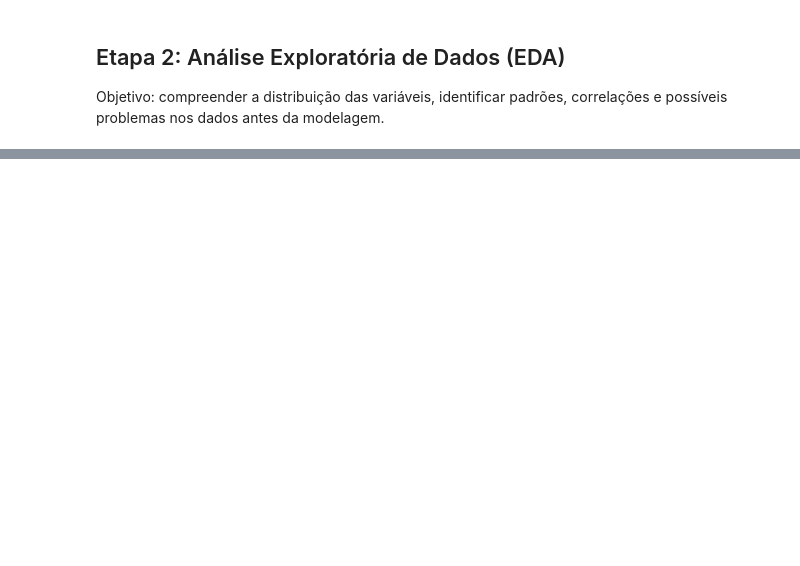
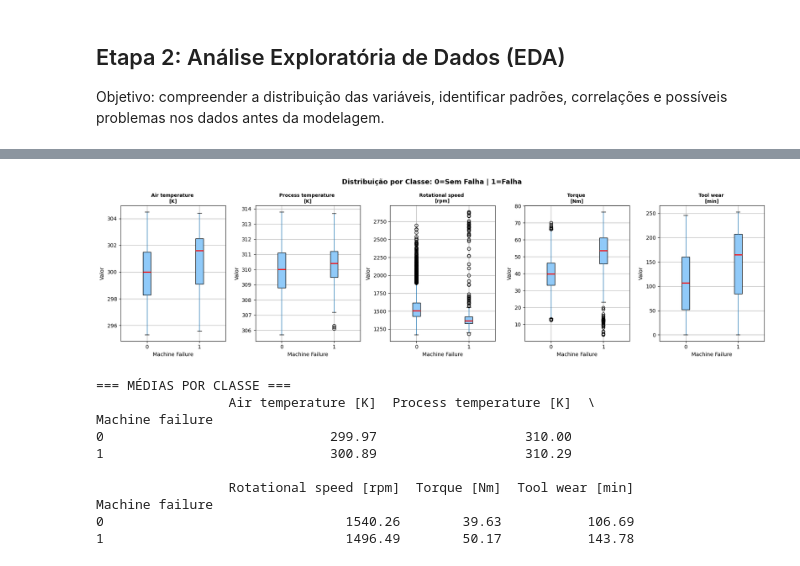
Before and after one commit to mfernandaazambuja12-cyber/CEP_2026, a Jupyter notebook: MVP_CEP.ipynb, the cells around one changed output, grey strips where cells are left out. Drawn from its saved outputs; the diff is of its cells as text; code cells hidden in the pictures; blank space fills up the shorter version.

```diff
--- a/MVP_CEP.ipynb
+++ b/MVP_CEP.ipynb
@@ -103,0 +87,10 @@ df.describe()
+# %%
+from google.colab import files
+# uploaded = files.upload()  # Selecione o kaggle.json
+# !mkdir -p ~/.kaggle && cp kaggle.json ~/.kaggle/ && chmod 600 ~/.kaggle/kaggle.json
+# !kaggle datasets download -d stephanmatzka/predictive-maintenance-dataset-ai4i-2020
+# !unzip predictive-maintenance-dataset-ai4i-2020.zip
+df = pd.read_csv('ai4i2020.csv')
+
+print(f'Dataset carregado: {df.shape[0]} linhas x {df.shape[1]} colunas')
+df.head()
@@ -162,0 +176,33 @@ plt.show()
+# %%
+# Boxplots por classe
+fig, axes = plt.subplots(1, len(numeric_cols), figsize=(18, 5))
+
+for i, col in enumerate(numeric_cols):
+    df.boxplot(column=col, by='Machine failure', ax=axes[i],
+               patch_artist=True,
+               boxprops=dict(facecolor='#90CAF9'),
+               medianprops=dict(color='red', linewidth=2))
+    axes[i].set_title(col.replace('[', '\n['), fontsize=9, fontweight='bold')
+    axes[i].set_xlabel('Machine Failure')
+    axes[i].set_ylabel('Valor')
+
+plt.suptitle('Distribuição por Classe: 0=Sem Falha | 1=Falha', fontsize=13, fontweight='bold')
+plt.tight_layout()
+plt.savefig('boxplots_classe.png', dpi=150, bbox_inches='tight')
+plt.show()
+
+# Tabela de médias por classe
+print('=== MÉDIAS POR CLASSE ===')
+print(df.groupby('Machine failure')[numeric_cols].mean().round(2))
+# %% [output]
+[figure, added]
+=== MÉDIAS POR CLASSE ===
+                 Air temperature [K]  Process temperature [K]  \
+Machine failure
+0                             299.97                   310.00
+1                             300.89                   310.29
+
+                 Rotational speed [rpm]  Torque [Nm]  Tool wear [min]
+Machine failure
+0                               1540.26        39.63           106.69
+1                               1496.49        50.17           143.78
```
Also changed, not shown: parts of 23 cells of this notebook.
